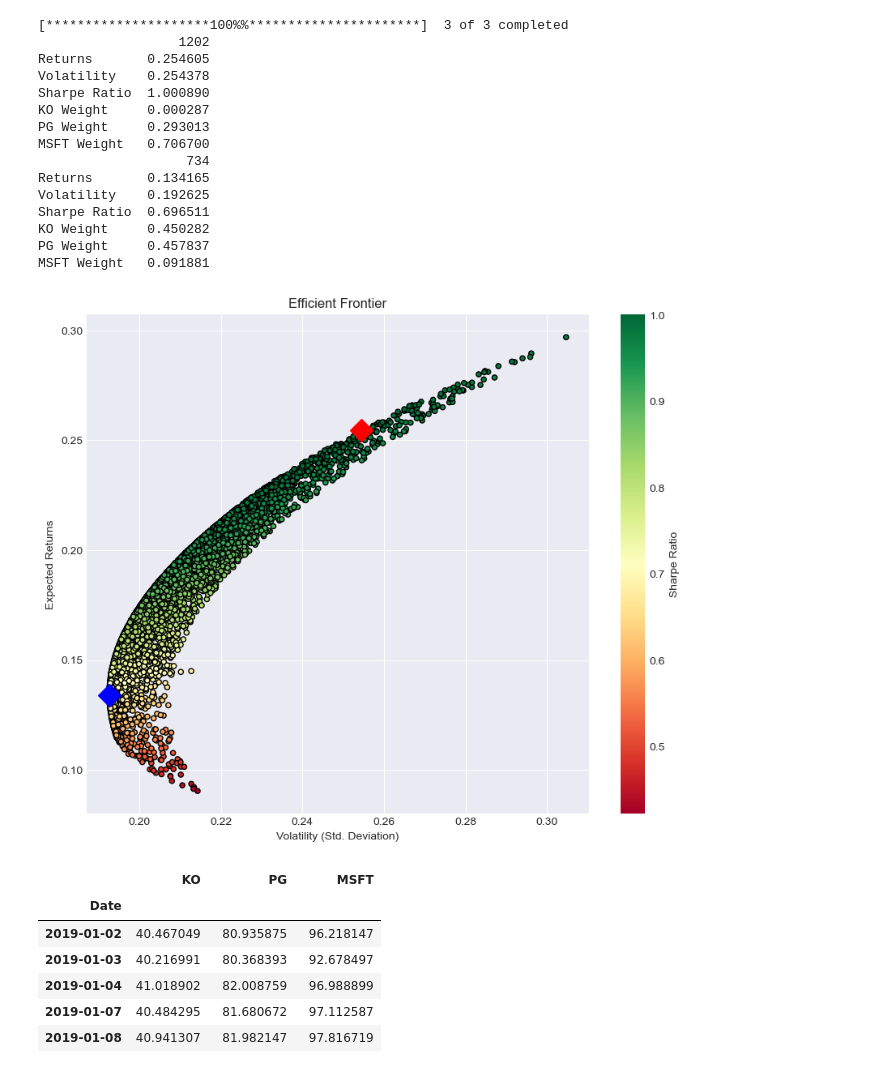
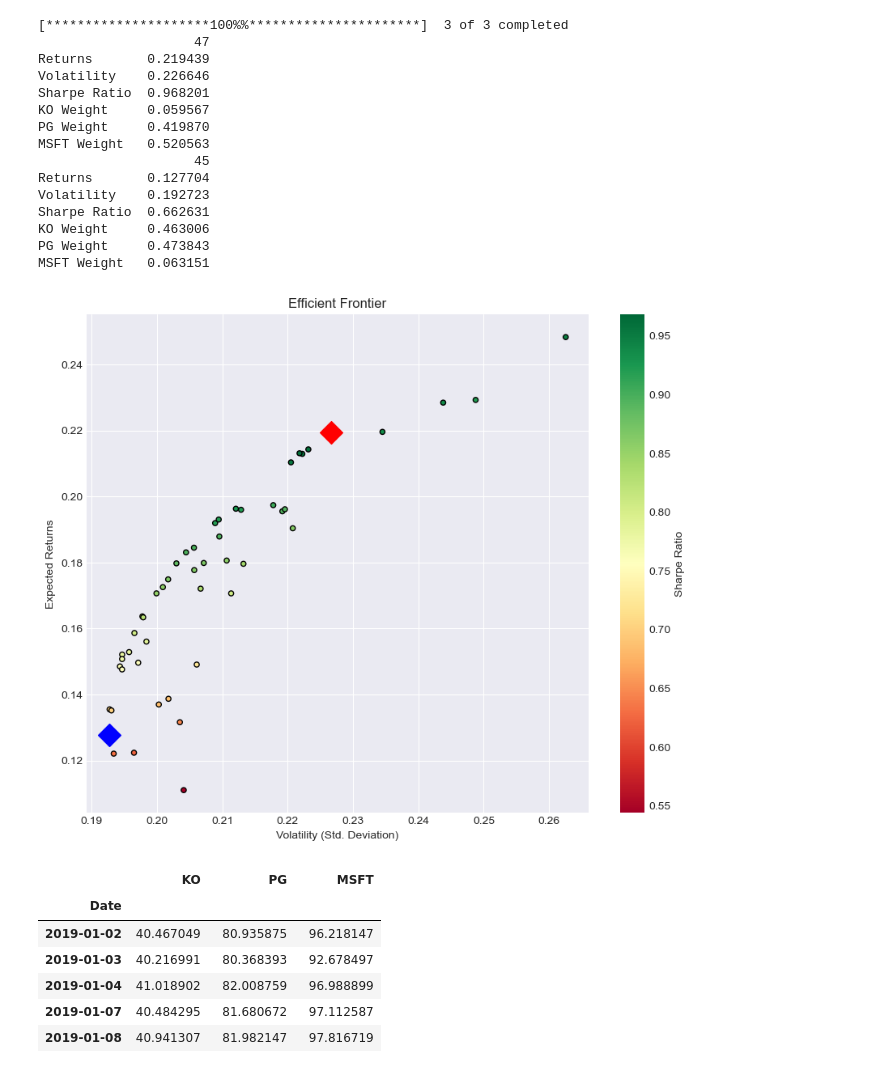
Before and after one commit to aguilarklyno/Fukuhara-Seminar, a Jupyter notebook: 23_10_06_week-01/test_portfolio_theory.ipynb, the cells around one changed output. Saved outputs shown, nothing was run; the diff lists cells and outputs as text; code cells hidden in the pictures.

```diff
--- a/23_10_06_week-01/test_portfolio_theory.ipynb
+++ b/23_10_06_week-01/test_portfolio_theory.ipynb
@@ -30,7 +30,7 @@ stock_weights = []
 
 # set the number of combinations for imaginary portfolios
 num_assets = len(selected)
-num_portfolios = 5000
+num_portfolios = 50
 
 #set random seed for reproduction's sake
 np.random.seed(101)
@@ -62,48 +62,48 @@ df = pd.DataFrame(portfolio)
 # get better labels for desired arrangement of columns
 column_order = ['Returns', 'Volatility', 'Sharpe Ratio'] + [stock+' Weight' for stock in selected]
 
 # reorder dataframe columns
 df = df[column_order]
 
 # find min Volatility & max sharpe values in the dataframe (df)
 max_sharpe = df['Sharpe Ratio'].max()
 min_volatility = df['Volatility'].min()
 
 # use the min, max values to locate and create the two special portfolios
 sharpe_portfolio = df.loc[df['Sharpe Ratio'] == max_sharpe]
 min_variance_port = df.loc[df['Volatility'] == min_volatility]
 
 # print the details of the 2 special portfolios
 print(sharpe_portfolio.T)
 print(min_variance_port.T)
 
 # plot frontier, max sharpe & min Volatility values with a scatterplot
 plt.style.use('seaborn-dark')
 df.plot.scatter(x='Volatility', y='Returns', c='Sharpe Ratio',
                cmap='RdYlGn', edgecolors='black', figsize=(10, 8), grid=True)
 plt.scatter(x=sharpe_portfolio['Volatility'], y=sharpe_portfolio['Returns'], c='red', marker='D', s=200)
 plt.scatter(x=min_variance_port['Volatility'], y=min_variance_port['Returns'], c='blue', marker='D', s=200 )
 plt.xlabel('Volatility (Std. Deviation)')
 plt.ylabel('Expected Returns')
 plt.title('Efficient Frontier')
 plt.show()
 # %% [output]
 [*********************100%%**********************]  3 of 3 completed
-                  1202
-Returns       0.254605
-Volatility    0.254378
-Sharpe Ratio  1.000890
-KO Weight     0.000287
-PG Weight     0.293013
-MSFT Weight   0.706700
-                   734
-Returns       0.134165
-Volatility    0.192625
-Sharpe Ratio  0.696511
-KO Weight     0.450282
-PG Weight     0.457837
-MSFT Weight   0.091881
+                    47
+Returns       0.219439
+Volatility    0.226646
+Sharpe Ratio  0.968201
+KO Weight     0.059567
+PG Weight     0.419870
+MSFT Weight   0.520563
+                    45
+Returns       0.127704
+Volatility    0.192723
+Sharpe Ratio  0.662631
+KO Weight     0.463006
+PG Weight     0.473843
+MSFT Weight   0.063151
-[figure, old version]
+[figure, new version]
 # %%
 data
 # %% [output]
```
Also changed, not shown: 2 other files.
